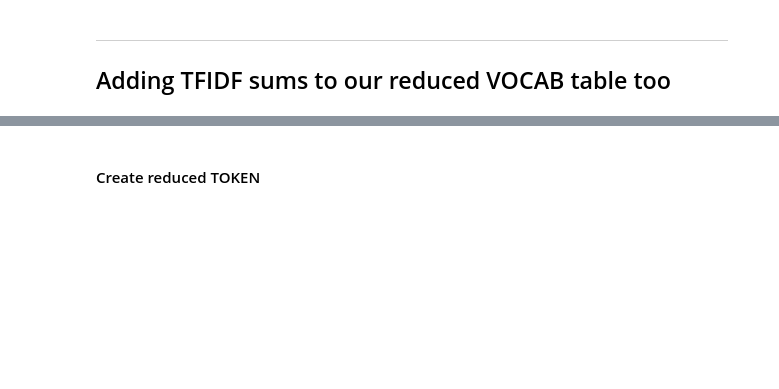
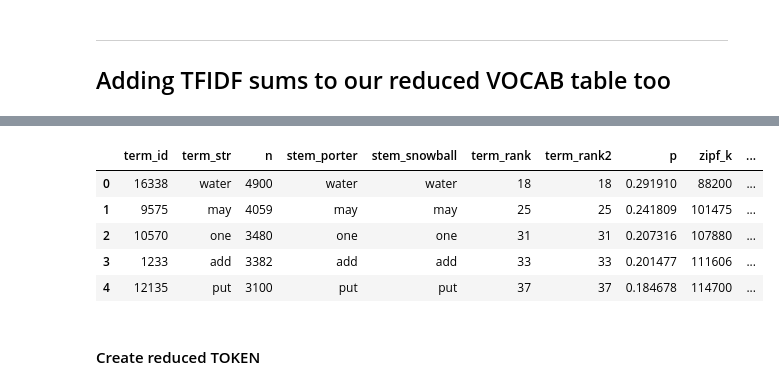
Before and after one commit to brigittehogan/Cookbook-Analytics, a Jupyter notebook: TFIDF.ipynb, the cells around one changed output, grey strips where cells are left out. Cells and saved outputs as stored; diff of their text form; code cells hidden in the pictures; blank space fills up the shorter version.

```diff
--- a/TFIDF.ipynb
+++ b/TFIDF.ipynb
@@ -469,3 +474,12 @@ VOCAB2.shape
+# %%
+VOCAB2.head()
+# %% [output]
+|  | term_id | term_str | n | stem_porter | stem_snowball | term_rank | term_rank2 | p | zipf_k | ... |
+| 0 | 16338 | water | 4900 | water | water | 18 | 18 | 0.291910 | 88200 | ... |
+| 1 | 9575 | may | 4059 | may | may | 25 | 25 | 0.241809 | 101475 | ... |
+| 2 | 10570 | one | 3480 | one | one | 31 | 31 | 0.207316 | 107880 | ... |
+| 3 | 1233 | add | 3382 | add | add | 33 | 33 | 0.201477 | 111606 | ... |
+| 4 | 12135 | put | 3100 | put | put | 37 | 37 | 0.184678 | 114700 | ... |
 # %% [markdown]
 #### Create reduced TOKEN
 # %%
```
Also changed, not shown: parts of 13 cells of this notebook.
